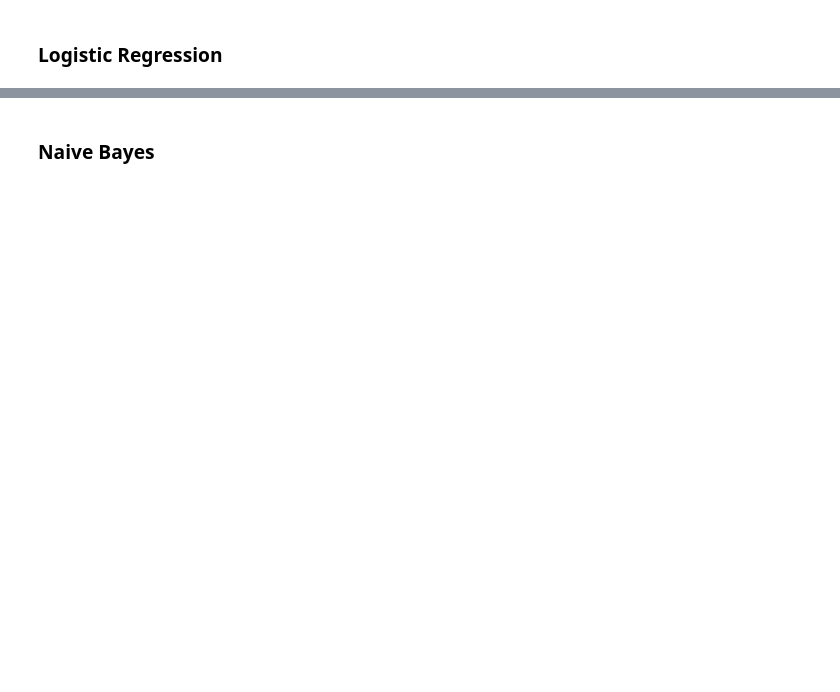
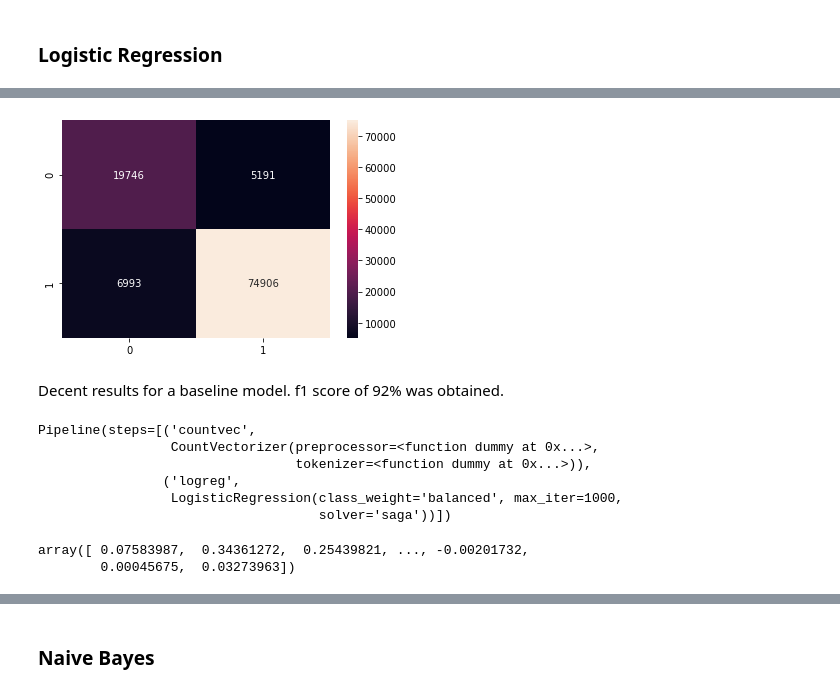
Before and after one commit to whyyoutoo/Sentiment_Classification_for_Amazon_Product_Reviews, a Jupyter notebook: Sentiment_Analysis.ipynb, the cells around one changed output, grey strips where cells are left out. Saved outputs shown, nothing was run; the diff lists cells and outputs as text; code cells hidden in the pictures; blank space fills up the shorter version.

Commit message:
finished models

```diff
--- a/Sentiment_Analysis.ipynb
+++ b/Sentiment_Analysis.ipynb
@@ -233,7 +230,2 @@ count_vect = CountVectorizer(ngram_range = (1,1),
-# %%
-count_vect = CountVectorizer(ngram_range = (1,3),
-                             stop_words = None,
-                             tokenizer = dummy,
-                             preprocessor = dummy,
-                             min_df = 10,
-                             max_df = 0.9)
+# %%
+count_vect.fit(X_train)
@@ -240,10 +241,10 @@ count_vect = CountVectorizer(ngram_range = (1,3),
 # %% [markdown]
 ### Logistic Regression
 # %%
-logr = LogisticRegression(class_weight = 'balanced', solver = 'saga', max_iter = 500)
+logr = LogisticRegression(class_weight = 'balanced', solver = 'saga', max_iter = 1000)
 # %%
-logr_cv_model = Pipeline([
-    ('vectorizer', count_vect),
+cv_logr_model = Pipeline([
+    ('countvec', count_vect),
     ('logreg', logr)
 ])
 # %%
@@ -260,0 +265,22 @@ model_results
+# %%
+cv_logr_hat = cross_val_predict(cv_logr_model, X_train, y_train, cv = 5)
+cm = confusion_matrix(y_train, cv_logr_hat)
+f = sns.heatmap(cm, annot=True, fmt = 'g')
+# %% [output]
+[figure, added]
+# %% [markdown]
+Decent results for a baseline model. f1 score of 92% was obtained.
+# %%
+logr_cv_model.fit(X_train, y_train)
+# %% [output]
+Pipeline(steps=[('countvec',
+                 CountVectorizer(preprocessor=<function dummy at 0x...>,
+                                 tokenizer=<function dummy at 0x...>)),
+                ('logreg',
+                 LogisticRegression(class_weight='balanced', max_iter=1000,
+                                    solver='saga'))])
+# %%
+logr_cv_model.steps[1][1].coef_[0]
+# %% [output]
+array([ 0.07583987,  0.34361272,  0.25439821, ..., -0.00201732,
+        0.00045675,  0.03273963])
```
Also changed, not shown: parts of 160 cells of this notebook.
